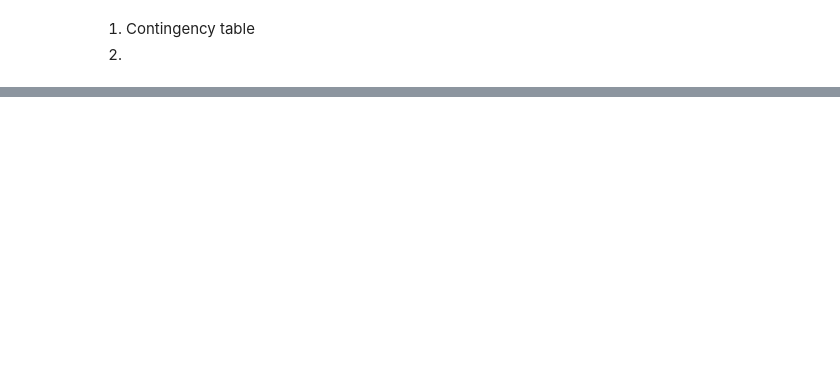
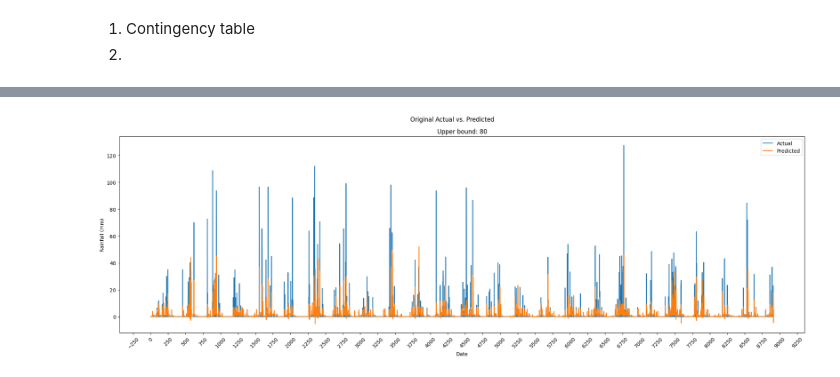
Before and after one commit to pippahtlin/Extreme-Precipitation, a Jupyter notebook: pretrained_univariate_daily.ipynb, the cells around one changed output, grey strips where cells are left out. Saved outputs shown, nothing was run; the diff lists cells and outputs as text; code cells hidden in the pictures; blank space fills up the shorter version.

```diff
--- a/pretrained_univariate_daily.ipynb
+++ b/pretrained_univariate_daily.ipynb
@@ -185,3 +194,11 @@ AUC: 0.4865093529224396
 # %% [markdown]
 1. Contingency table
 2.
+# %%
+test_predictions = model.predict(X_test)
+test_predictions = sc.inverse_transform(test_predictions)
+test_actual = sc.inverse_transform(y_test.reshape(-1,1))
+
+# Create validation dataset
+test_compare = pd.DataFrame({'Actual': test_actual.flatten(), 'Predicted': test_predictions.flatten()})
+test_compare.head(20)
@@ -187,0 +224,17 @@ AUC: 0.4865093529224396
+# %%
+plt.figure(figsize=(20, 7))
+plt.xticks(rotation=45)
+plt.gca().xaxis.set_major_locator(MaxNLocator(nbins=40))
+
+plt.plot(test_compare['Actual'])
+plt.plot(test_compare['Predicted'])
+plt.legend(['Actual', 'Predicted'])
+plt.suptitle("Original Actual vs. Predicted")
+plt.title("Upper bound: 80")
+plt.xlabel('Date')
+plt.ylabel('Rainfall (mm)')
+plt.tight_layout()
+
+plt.show()
+# %% [output]
+[figure, added]
```
Also changed, not shown: parts of 10 cells of this notebook.
